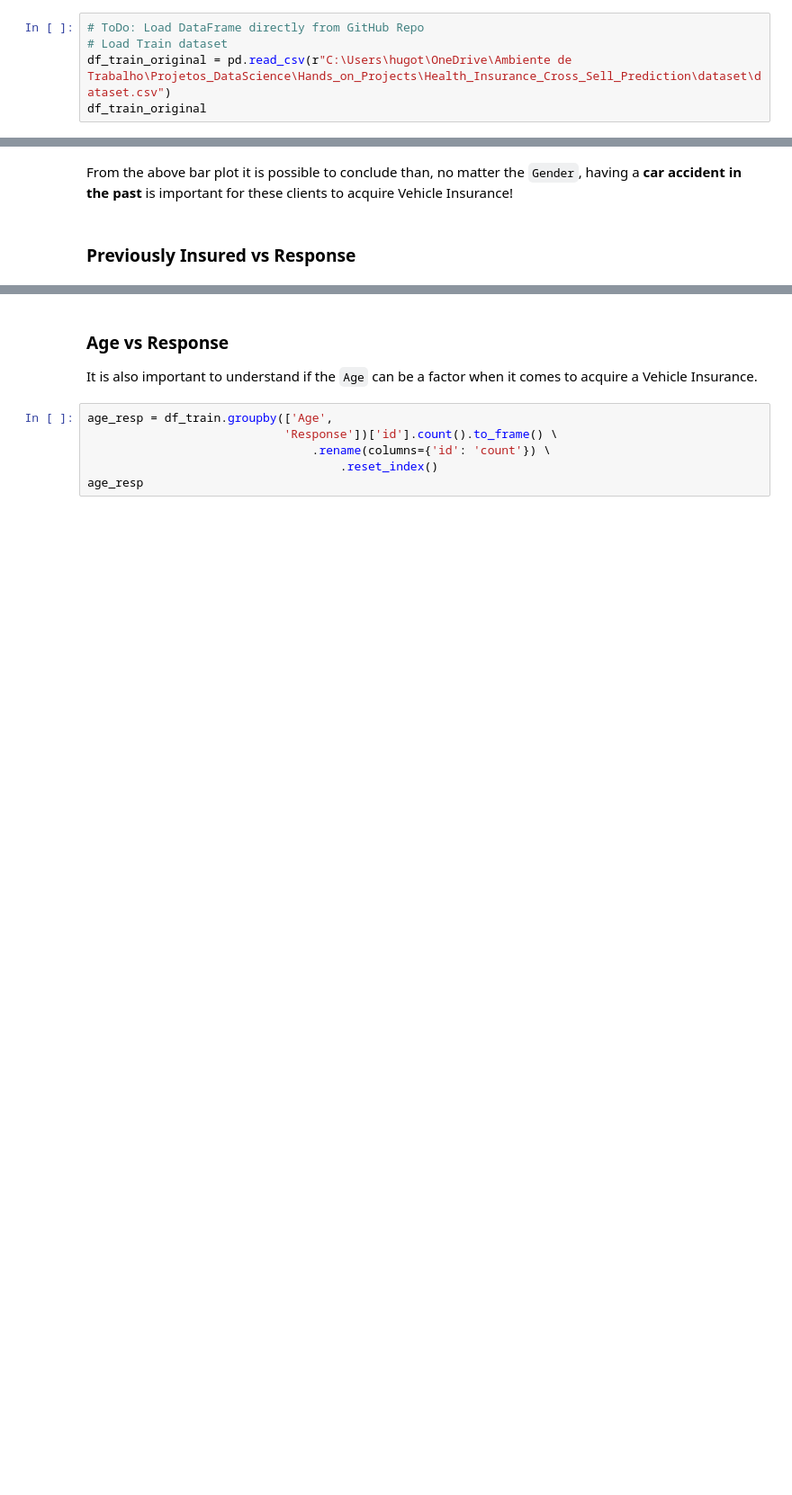
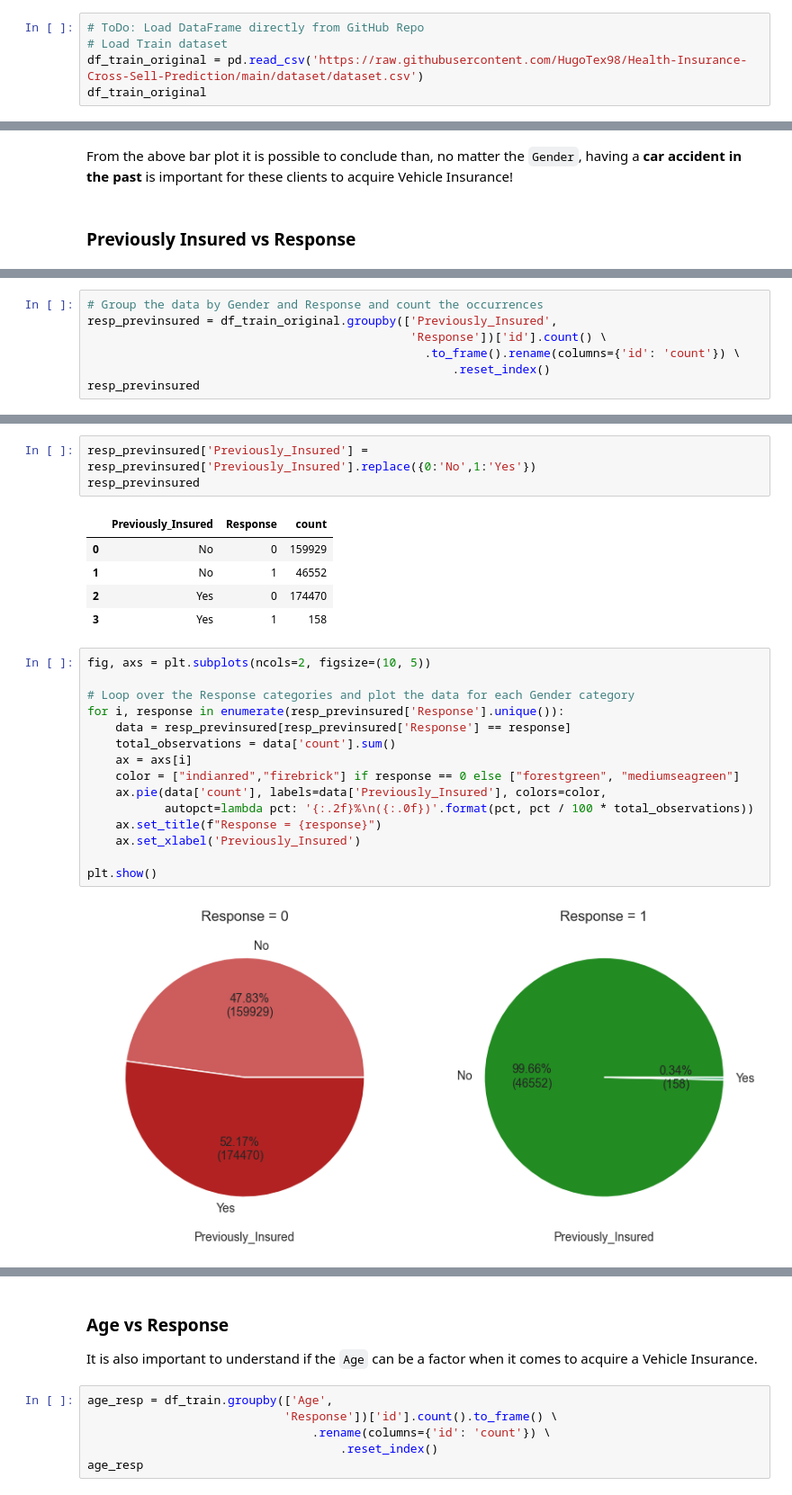
Before and after one commit to HugoTex98/Health-Insurance-Cross-Sell-Prediction, a Jupyter notebook: Health_Insurance_Cross_Sell_Prediction.ipynb, the cells around one changed output, grey strips where cells are left out. Shown at 90% size. Drawn from its saved outputs; the diff is of its cells as text; blank space fills up the shorter version.

Commit message:
Added to Data Exploration the Age vs Response and  Previously Insured vs Response analysis

```diff
--- a/Health_Insurance_Cross_Sell_Prediction.ipynb
+++ b/Health_Insurance_Cross_Sell_Prediction.ipynb
@@ -23,7 +24,7 @@ We'll use the train dataset to split between train and test datasets!
 # %%
 # ToDo: Load DataFrame directly from GitHub Repo
 # Load Train dataset
-df_train_original = pd.read_csv(r"C:\Users\hugot\OneDrive\Ambiente de Trabalho\Projetos_DataScience\Hands_on_Projects\Health_Insurance_Cross_Sell_Prediction\dataset\dataset.csv")
+df_train_original = pd.read_csv('https://raw.githubusercontent.com/HugoTex98/Health-Insurance-Cross-Sell-Prediction/main/dataset/dataset.csv')
 df_train_original
 # %% [output]
 |  | id | Gender | Age | Driving_License | Region_Code | Previously_Insured | Vehicle_Age | ... |
@@ -317,0 +326,7 @@ From the above bar plot it is possible to conclude than, no matter the `Gender`,
+# %%
+# Group the data by Gender and Response and count the occurrences
+resp_previnsured = df_train_original.groupby(['Previously_Insured',
+                                              'Response'])['id'].count() \
+                                                .to_frame().rename(columns={'id': 'count'}) \
+                                                    .reset_index()
+resp_previnsured
@@ -317,0 +339,26 @@ From the above bar plot it is possible to conclude than, no matter the `Gender`,
+# %%
+resp_previnsured['Previously_Insured'] = resp_previnsured['Previously_Insured'].replace({0:'No',1:'Yes'})
+resp_previnsured
+# %% [output]
+|  | Previously_Insured | Response | count |
+| 0 | No | 0 | 159929 |
+| 1 | No | 1 | 46552 |
+| 2 | Yes | 0 | 174470 |
+| 3 | Yes | 1 | 158 |
+# %%
+fig, axs = plt.subplots(ncols=2, figsize=(10, 5))
+
+# Loop over the Response categories and plot the data for each Gender category
+for i, response in enumerate(resp_previnsured['Response'].unique()):
+    data = resp_previnsured[resp_previnsured['Response'] == response]
+    total_observations = data['count'].sum()
+    ax = axs[i]
+    color = ["indianred","firebrick"] if response == 0 else ["forestgreen", "mediumseagreen"]
+    ax.pie(data['count'], labels=data['Previously_Insured'], colors=color,
+           autopct=lambda pct: '{:.2f}%\n({:.0f})'.format(pct, pct / 100 * total_observations))
+    ax.set_title(f"Response = {response}")
+    ax.set_xlabel('Previously_Insured')
+
+plt.show()
+# %% [output]
+[figure, added]
```
Also changed, not shown: parts of 9 cells of this notebook.
